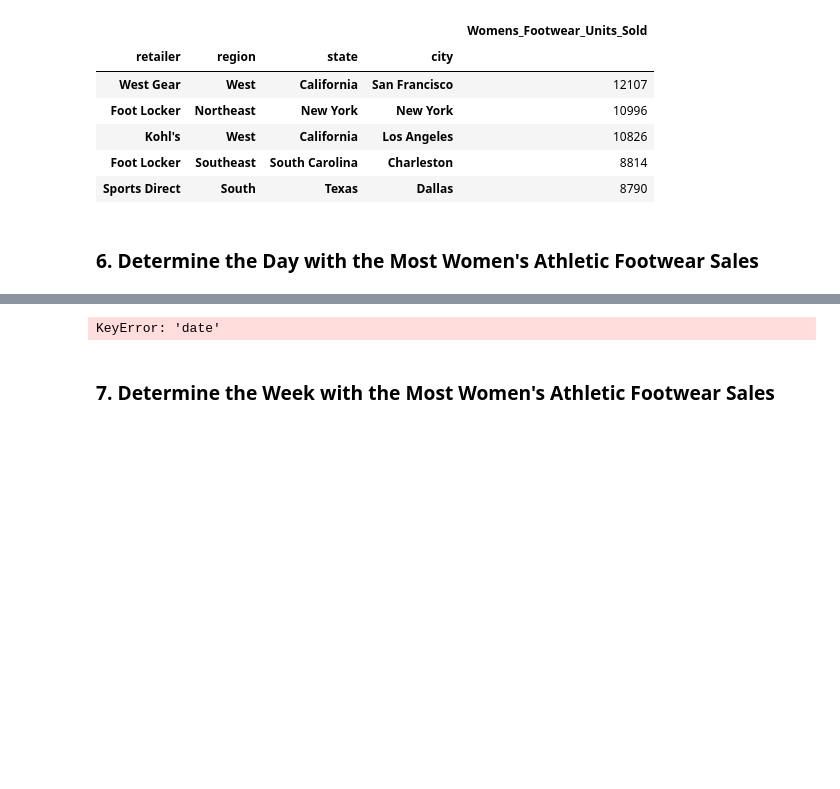
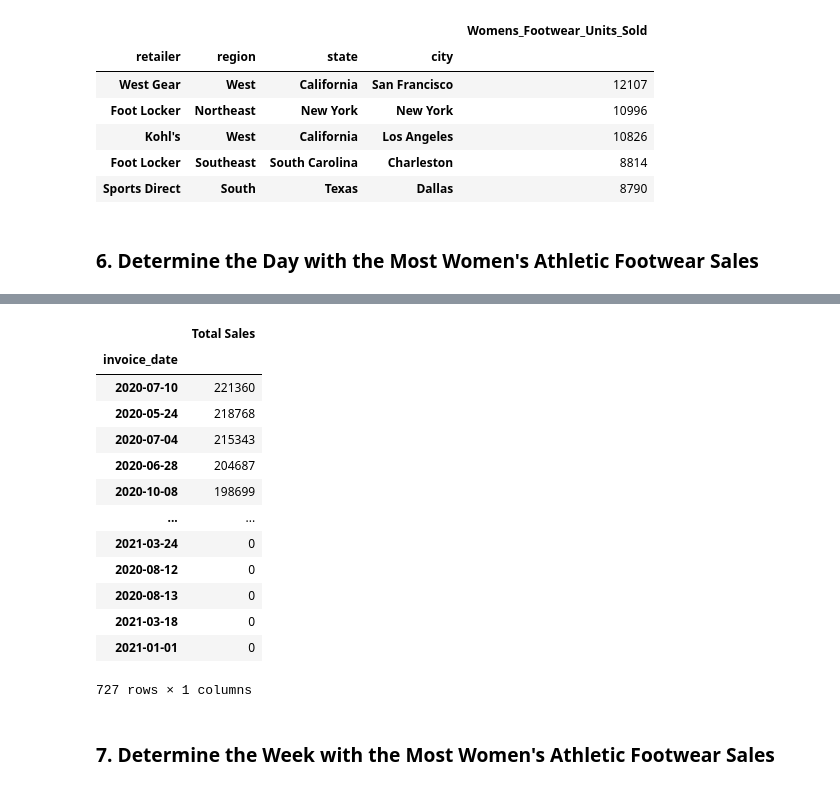
Before and after one commit to Dragon9804/athletic_sales_analysis, a Jupyter notebook: athletic_sales_analysis.ipynb, the cells around one changed output, grey strips where cells are left out. Saved outputs shown, nothing was run; the diff lists cells and outputs as text; code cells hidden in the pictures; blank space fills up the shorter version.

```diff
--- a/athletic_sales_analysis.ipynb
+++ b/athletic_sales_analysis.ipynb
@@ -412,13 +413,26 @@ womens_salesd_df
 355 rows × 1 columns
 # %%
 # Resample the pivot table into daily bins, and get the total sales for each day.
-daily_sales = womens_salesd_df.resample('D', on='date').agg({'Total_Sales': 'sum'}).reset_index()
+daily_sales = womens_salesd_df.resample('D').agg({'Total Sales': 'sum'})
 
 # Sort the resampled pivot table in descending order on "Total Sales".
-sorted_daily_sales = daily_sales.sort_values(by='Total_Sales', ascending=False)
+sorted_daily_sales = daily_sales.sort_values(by='Total Sales', ascending=False)
 sorted_daily_sales
 # %% [output]
+|  | Total Sales |
+| invoice_date |  |
+| 2020-07-10 | 221360 |
+| 2020-05-24 | 218768 |
+| 2020-07-04 | 215343 |
+| 2020-06-28 | 204687 |
+| 2020-10-08 | 198699 |
+| ... | ... |
+| 2021-03-24 | 0 |
+| 2020-08-12 | 0 |
+| 2020-08-13 | 0 |
+| 2021-03-18 | 0 |
+| 2021-01-01 | 0 |
-KeyError: 'date'
+727 rows × 1 columns
 # %% [markdown]
 ### 7.  Determine the Week with the Most Women's Athletic Footwear Sales
 # %%
```
Also changed, not shown: parts of 1 cell of this notebook.
